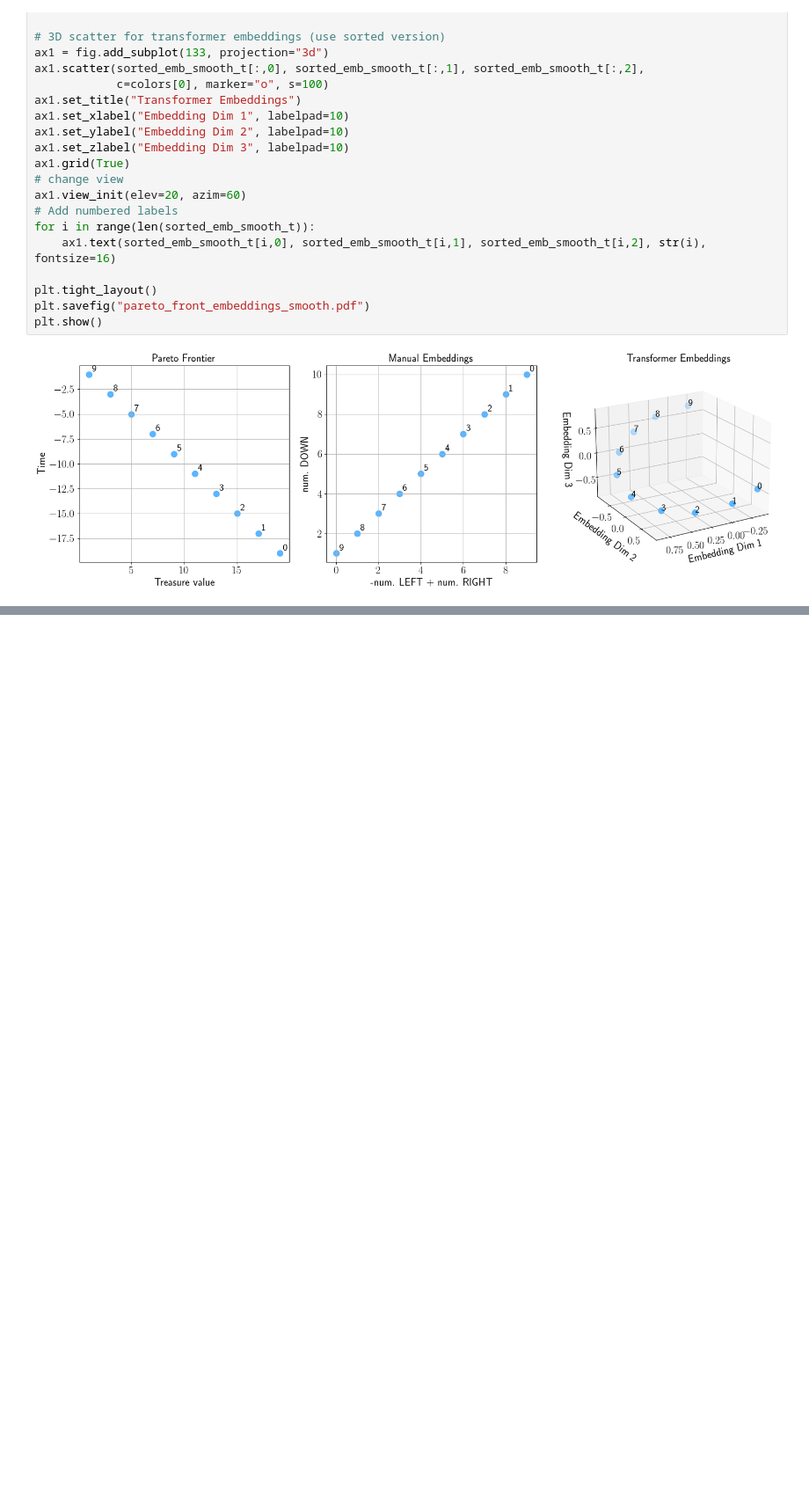
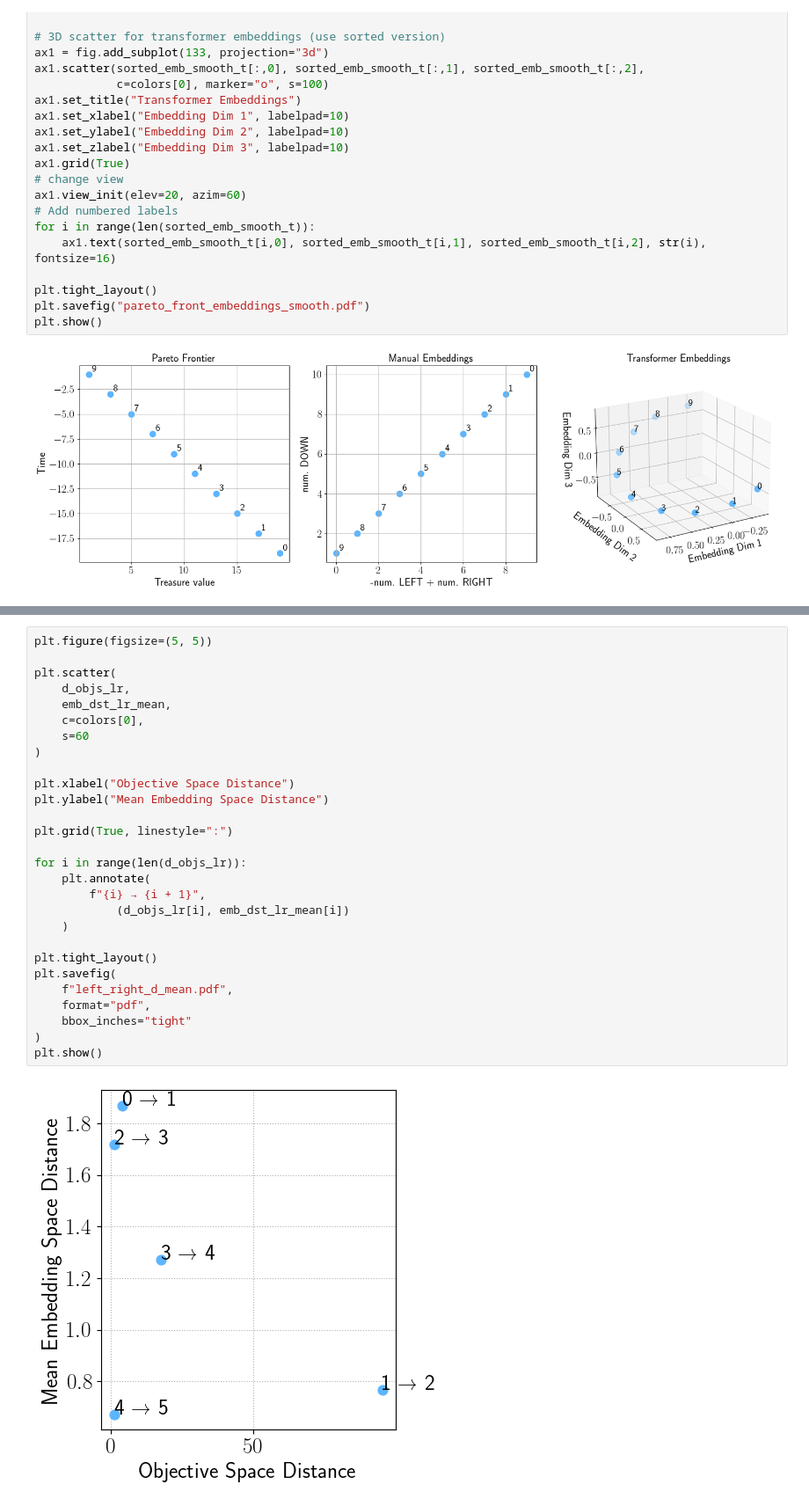
Before and after one commit to ffelten/Behavior-vs-Objective-Space, a Jupyter notebook: morl_behavior_objective/analysis/analysis_dst.ipynb, the cells around one changed output, grey strips where cells are left out. Shown at 88% size. Drawn from its saved outputs; the diff is of its cells as text; blank space fills up the shorter version.

```diff
--- a/morl_behavior_objective/analysis/analysis_dst.ipynb
+++ b/morl_behavior_objective/analysis/analysis_dst.ipynb
@@ -589,0 +653,30 @@ plt.show()
+# %%
+plt.figure(figsize=(5, 5))
+
+plt.scatter(
+    d_objs_lr,
+    emb_dst_lr_mean,
+    c=colors[0],
+    s=60
+)
+
+plt.xlabel("Objective Space Distance")
+plt.ylabel("Mean Embedding Space Distance")
+
+plt.grid(True, linestyle=":")
+
+for i in range(len(d_objs_lr)):
+    plt.annotate(
+        f"{i} → {i + 1}",
+            (d_objs_lr[i], emb_dst_lr_mean[i])
+    )
+
+plt.tight_layout()
+plt.savefig(
+    f"left_right_d_mean.pdf",
+    format="pdf",
+    bbox_inches="tight"
+)
+plt.show()
+# %% [output]
+[figure, added]
```
Also changed, not shown: parts of 8 cells of this notebook, 1 other file.
